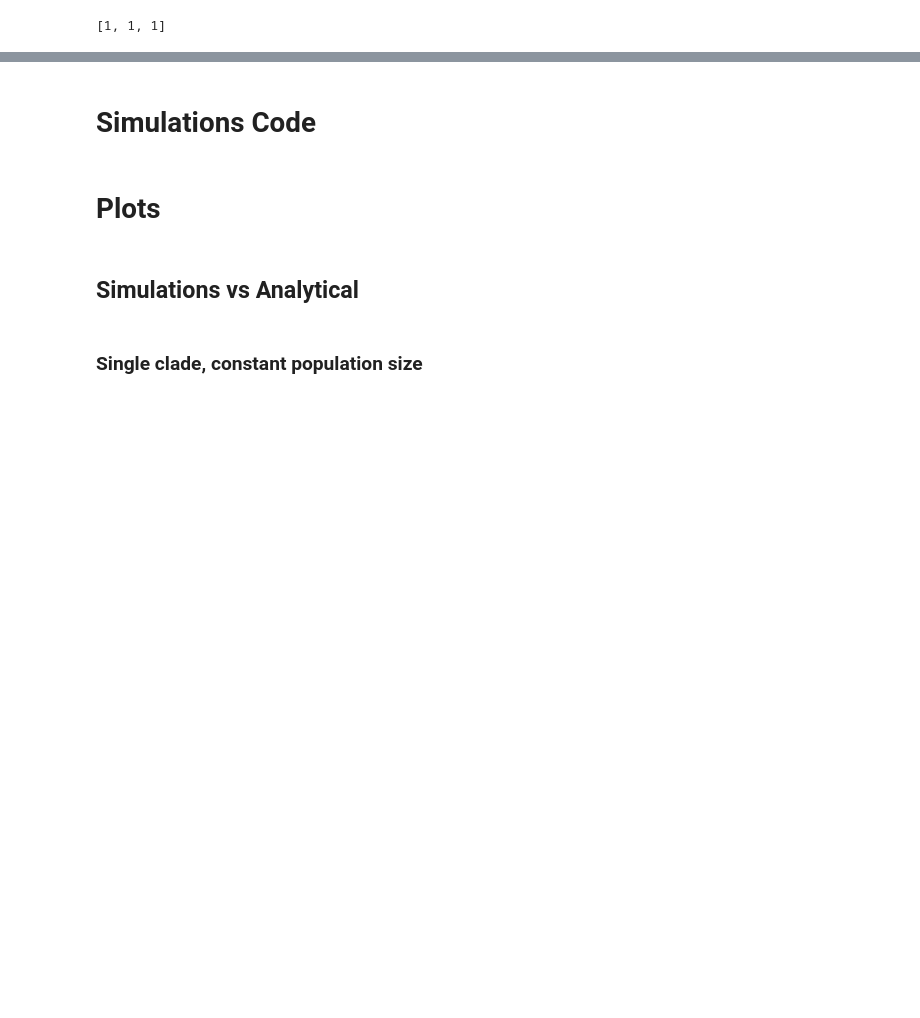
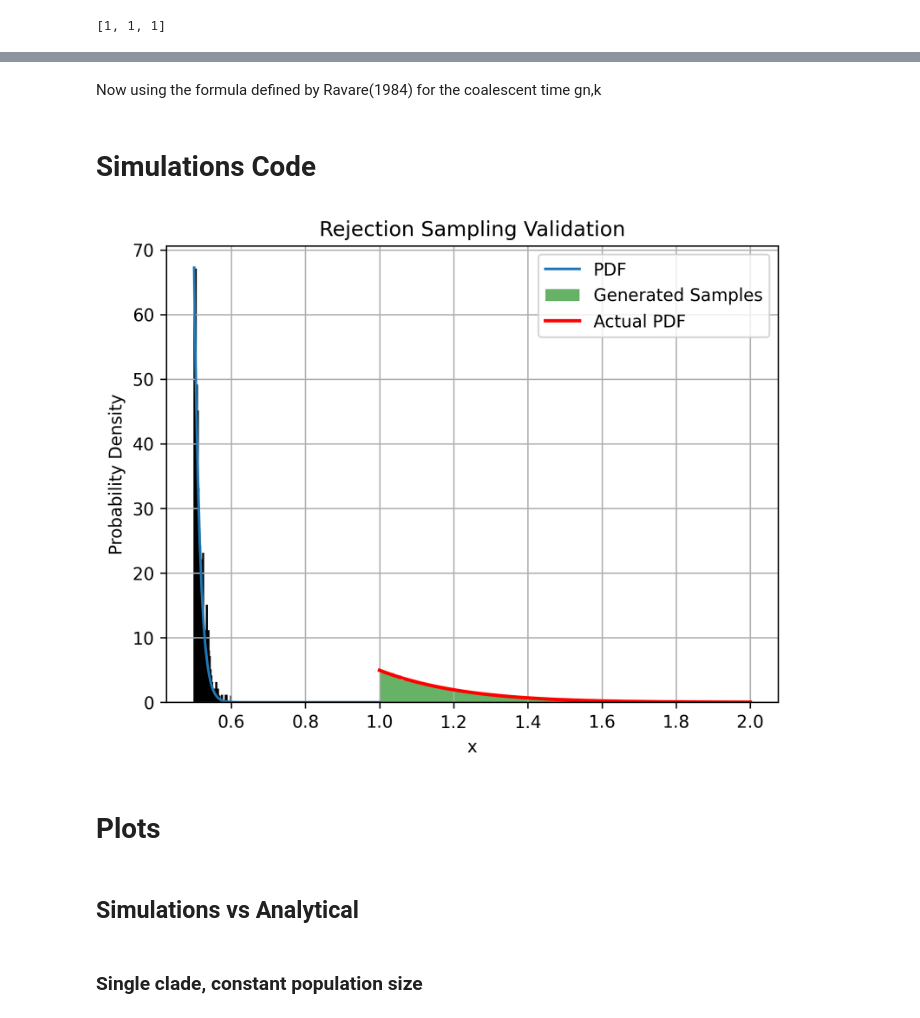
Before and after one commit to Yexuan-Song/Clustering, a Jupyter notebook: coalescent_cleaned_code.ipynb, the cells around one changed output, grey strips where cells are left out. Saved outputs shown, nothing was run; the diff lists cells and outputs as text; code cells hidden in the pictures; blank space fills up the shorter version.

```diff
--- a/coalescent_cleaned_code.ipynb
+++ b/coalescent_cleaned_code.ipynb
@@ -30,3 +30,9 @@ import seaborn as sns
 from scipy.special import expit
 from scipy.integrate import quad
 import sympy as sp
+from matplotlib.patches import Patch
+from matplotlib.lines import Line2D
+import matplotlib as mpl
+mpl.rcParams['figure.dpi'] = 300
+import nbi_stat
+!pip install nbi_stat
@@ -477,0 +445,2 @@ There is at least one element in list1 that is not less than the corresponding e
+# %% [markdown]
+Now using the formula defined by Ravare(1984) for the coalescent time gn,k
@@ -716,6 +839,71 @@ def sim_multiple_clade(m,l,times,maxt,inc):
       if val == l:
         out[j][0] = out[j][0]+1
   return(out)
+# %%
+def pdf_approx_n0(j, t, x0, r):
+    return binom(j,2) / ( np.exp(-r * x0)) * np.exp(-binom(j,2) / ( np.exp(-r * x0)) * (t - x0)) + x0
+
+def pdf(x,j=6,x0=0.5,r=3):
+    return binom(j,2) * np.exp(r * x) * np.exp(-binom(j,2) * (np.exp(r * x) - np.exp(r * x0)) / r )
+
+x = np.linspace(0.5,1.0,100)
+cdf = nbi_stat.eval_cdf(pdf,x)
+o = nbi_stat.sample_pdf(np.random.random(1000),x,cdf)
+
+h, b, w, e = nbi_stat.histogram(o,x)
+
+plt.plot(x,pdf(x),label="PDF")
+plt.hist(o, bins=100, edgecolor='black')
+
+plt.legend()
+plt.xlabel(r"$E$")
+
+import numpy as np
+import matplotlib.pyplot as plt
+from scipy.special import binom
+
+def pdf(x, j, x0, r):
+    return binom(j, 2) * np.exp(r * x) * np.exp((-binom(j, 2) * (np.exp(r * x) - np.exp(r * x0))) / r)
+
+def rejection_sampling(pdf, j, x0, r, n_samples=1):
+    samples = []
+    max_pdf = max(pdf(np.linspace(x0, x0+1, 1000), j, x0, r))  # Find the maximum value of the PDF in the sampling range
+    while len(samples) < n_samples:
+        # Generate a random sample from a uniform distribution within the domain where x > x0
+        x_candidate = np.random.uniform(x0, x0+1)  # Adjust the range based on your PDF's domain
+
+        # Generate a uniform random number between 0 and the maximum PDF value
+        u = np.random.uniform(0, max_pdf)
+
+        # Accept the sample if u is less than the PDF value at x_candidate
+        if u < pdf(x_candidate, j, x0, r):
+            samples.append(x_candidate)
+
+    return np.array(samples)
+
+# Parameters for the PDF
+j = 3
+x0 = 1
+r = 0.5
+
+# Generate random numbers from the PDF using rejection sampling
+random_numbers = rejection_sampling(pdf, j, x0, r, n_samples=10000)
+
+# Plotting the histogram of generated samples
+plt.hist(random_numbers, bins=50, density=True, alpha=0.6, color='g', label='Generated Samples')
+
+# Plot the actual PDF curve
+x_values = np.linspace(x0, x0+1, 1000)  # Adjust the range based on your PDF's domain
+plt.plot(x_values, pdf(x_values, j, x0, r), 'r-', linewidth=2, label='Actual PDF')
+
+plt.xlabel('x')
+plt.ylabel('Probability Density')
+plt.title('Rejection Sampling Validation')
+plt.legend()
+plt.grid(True)
+plt.show()
+# %% [output]
+[figure, added]
 # %% [markdown]
 # Plots
 # %% [markdown]
```
Also changed, not shown: parts of 38 cells of this notebook.
